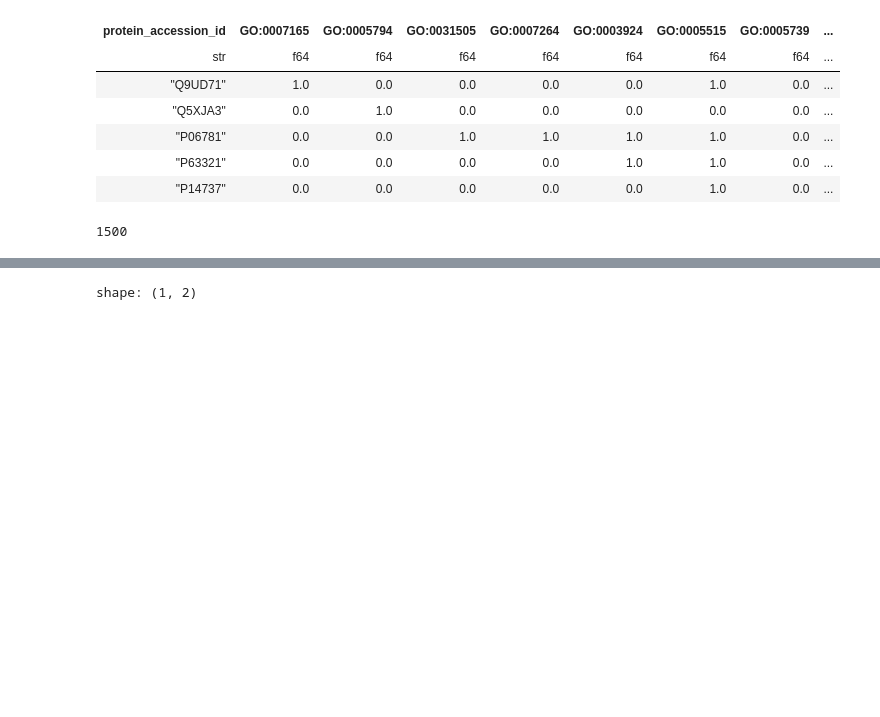
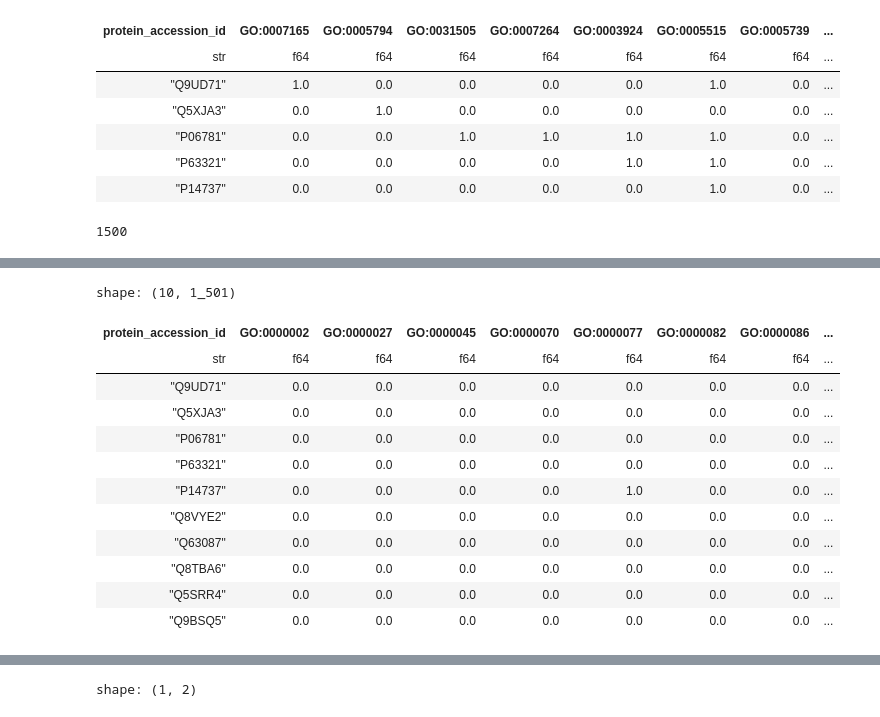
Before and after one commit to sumaniitm/cafa-6-protein-function-prediction-kaggle, a Jupyter notebook: cafa6-baseline-and-feature-engineering.ipynb, the cells around one changed output, grey strips where cells are left out. Drawn from its saved outputs; the diff is of its cells as text; code cells hidden in the pictures; blank space fills up the shorter version.

```diff
--- a/cafa6-baseline-and-feature-engineering.ipynb
+++ b/cafa6-baseline-and-feature-engineering.ipynb
@@ -258,0 +308,20 @@ len(label_cols)
+# %%
+label_wt_cols = pl.Series(df_weights.select(pl.col('protein_accession_id'))).to_list()
+label_wts = pl.Series(df_weights.select(pl.col('ia'))).to_list()
+all_label_cols = ['protein_accession_id'] + label_wt_cols
+df_train_labels_reordered = df_train_labels.select(all_label_cols)
+df_train_labels_reordered.head(10)
+# %% [output]
+shape: (10, 1_501)
+| protein_accession_id | GO:0000002 | GO:0000027 | GO:0000045 | GO:0000070 | GO:0000077 | GO:0000082 | GO:0000086 | ... |
+| str | f64 | f64 | f64 | f64 | f64 | f64 | f64 | ... |
+| "Q9UD71" | 0.0 | 0.0 | 0.0 | 0.0 | 0.0 | 0.0 | 0.0 | ... |
+| "Q5XJA3" | 0.0 | 0.0 | 0.0 | 0.0 | 0.0 | 0.0 | 0.0 | ... |
+| "P06781" | 0.0 | 0.0 | 0.0 | 0.0 | 0.0 | 0.0 | 0.0 | ... |
+| "P63321" | 0.0 | 0.0 | 0.0 | 0.0 | 0.0 | 0.0 | 0.0 | ... |
+| "P14737" | 0.0 | 0.0 | 0.0 | 0.0 | 1.0 | 0.0 | 0.0 | ... |
+| "Q8VYE2" | 0.0 | 0.0 | 0.0 | 0.0 | 0.0 | 0.0 | 0.0 | ... |
+| "Q63087" | 0.0 | 0.0 | 0.0 | 0.0 | 0.0 | 0.0 | 0.0 | ... |
+| "Q8TBA6" | 0.0 | 0.0 | 0.0 | 0.0 | 0.0 | 0.0 | 0.0 | ... |
+| "Q5SRR4" | 0.0 | 0.0 | 0.0 | 0.0 | 0.0 | 0.0 | 0.0 | ... |
+| "Q9BSQ5" | 0.0 | 0.0 | 0.0 | 0.0 | 0.0 | 0.0 | 0.0 | ... |
```
Also changed, not shown: parts of 21 cells of this notebook.
